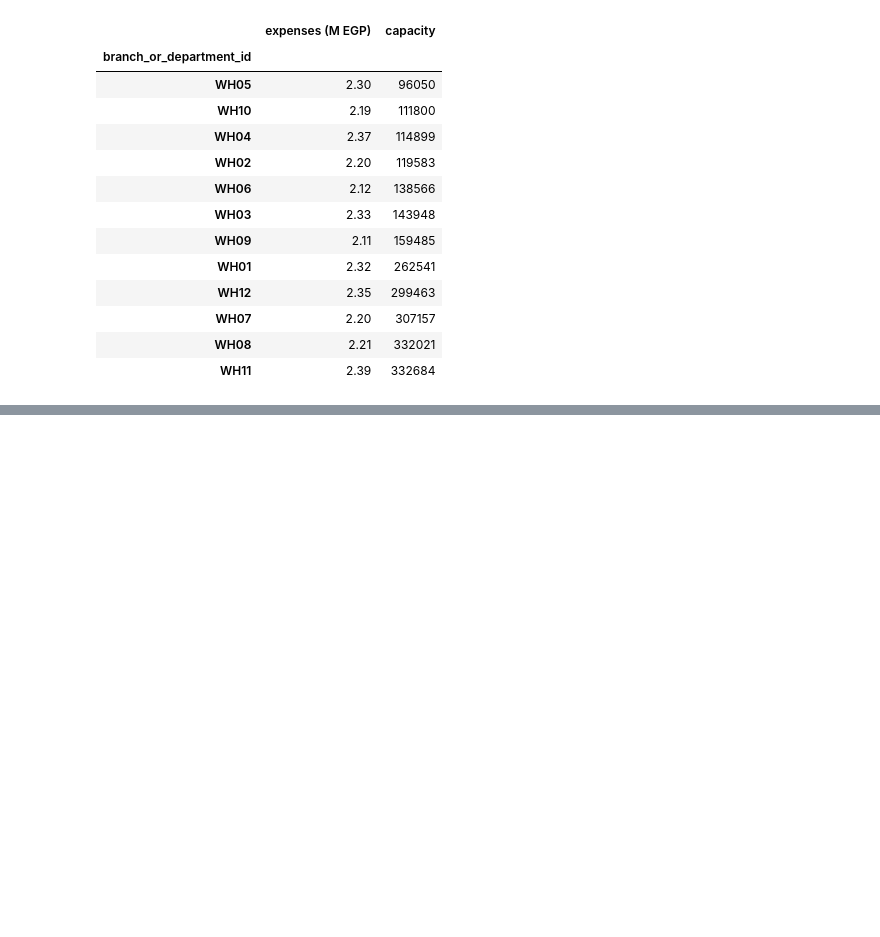
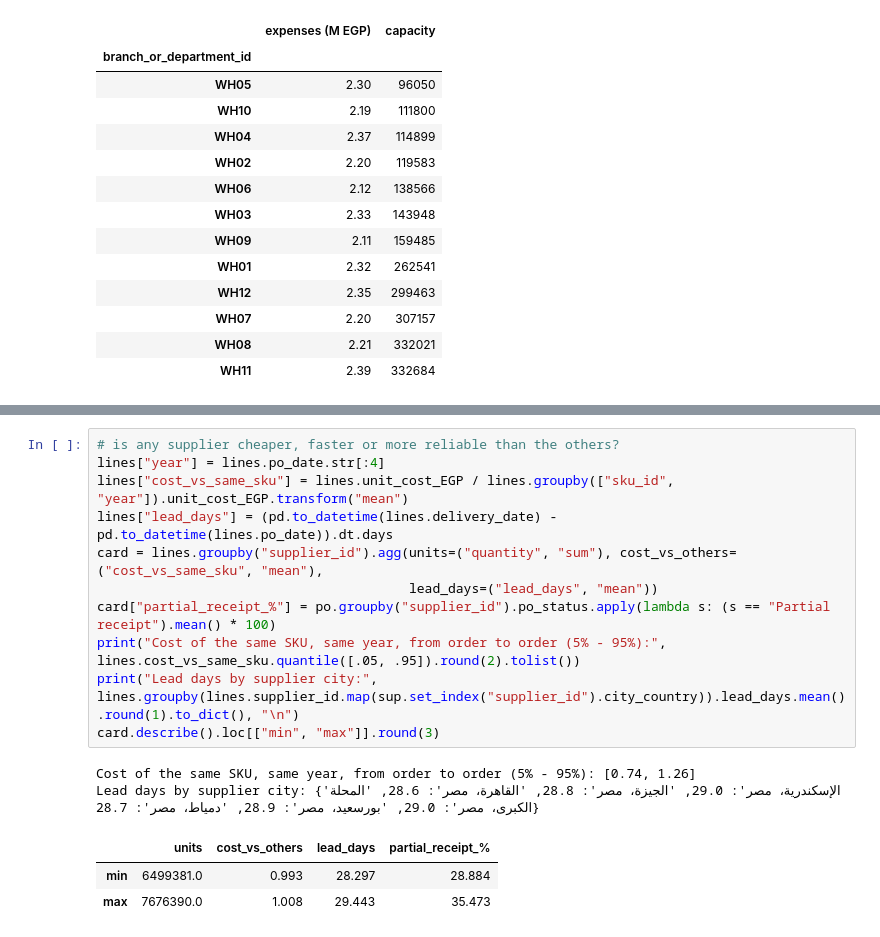
Before and after one commit to ibrahemshahd385-prog/HVIA-TASK3, a Jupyter notebook: notebooks/01_data_understanding.ipynb, the cells around one changed output, grey strips where cells are left out. Saved outputs shown, nothing was run; the diff lists cells and outputs as text; blank space fills up the shorter version.

```diff
--- a/notebooks/01_data_understanding.ipynb
+++ b/notebooks/01_data_understanding.ipynb
@@ -790,0 +860,17 @@ cost = ox[ox.branch_or_department_id.str.startswith("WH")].groupby("branch_or_de
+# %%
+# is any supplier cheaper, faster or more reliable than the others?
+lines["year"] = lines.po_date.str[:4]
+lines["cost_vs_same_sku"] = lines.unit_cost_EGP / lines.groupby(["sku_id", "year"]).unit_cost_EGP.transform("mean")
+lines["lead_days"] = (pd.to_datetime(lines.delivery_date) - pd.to_datetime(lines.po_date)).dt.days
+card = lines.groupby("supplier_id").agg(units=("quantity", "sum"), cost_vs_others=("cost_vs_same_sku", "mean"),
+                                        lead_days=("lead_days", "mean"))
+card["partial_receipt_%"] = po.groupby("supplier_id").po_status.apply(lambda s: (s == "Partial receipt").mean() * 100)
+print("Cost of the same SKU, same year, from order to order (5% - 95%):", lines.cost_vs_same_sku.quantile([.05, .95]).round(2).tolist())
+print("Lead days by supplier city:", lines.groupby(lines.supplier_id.map(sup.set_index("supplier_id").city_country)).lead_days.mean().round(1).to_dict(), "\n")
+card.describe().loc[["min", "max"]].round(3)
+# %% [output]
+Cost of the same SKU, same year, from order to order (5% - 95%): [0.74, 1.26]
+Lead days by supplier city: {'الإسكندرية، مصر': 29.0, 'الجيزة، مصر': 28.8, 'القاهرة، مصر': 28.6, 'المحلة الكبرى، مصر': 29.0, 'بورسعيد، مصر': 28.9, 'دمياط، مصر': 28.7}
+|  | units | cost_vs_others | lead_days | partial_receipt_% |
+| min | 6499381.0 | 0.993 | 28.297 | 28.884 |
+| max | 7676390.0 | 1.008 | 29.443 | 35.473 |
```
Also changed, not shown: parts of 7 cells of this notebook.
